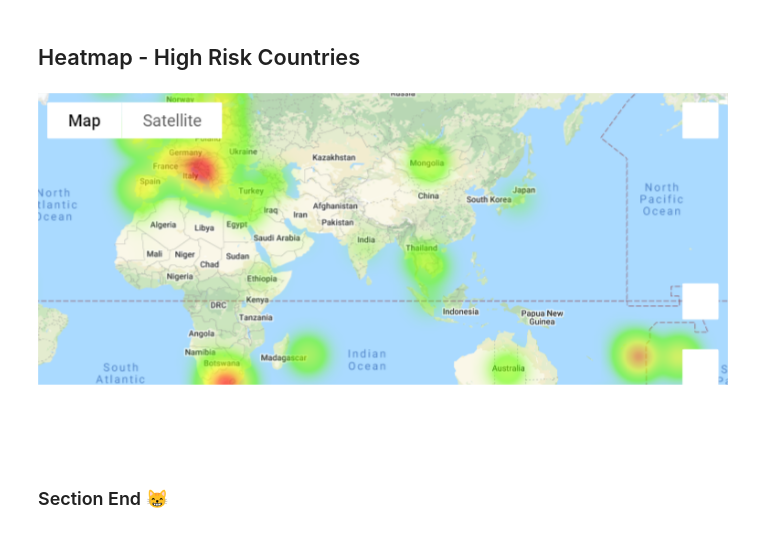
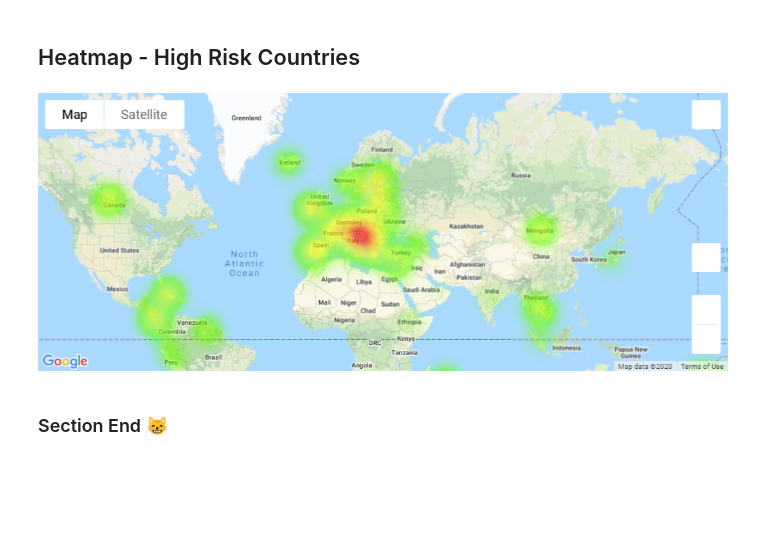
Before and after one commit to cyrusauyeungc/Project_01, a Jupyter notebook: notebooks/main_seranica.ipynb, the cells around one changed output. Saved outputs shown, nothing was run; the diff lists cells and outputs as text; code cells hidden in the pictures; blank space fills up the shorter version.

Commit message:
update
folders and some editing on output locations

```diff
--- a/notebooks/main_seranica.ipynb
+++ b/notebooks/main_seranica.ipynb
@@ -43,10 +43,10 @@ gmaps.configure(api_key="AIzaSyDFirb01sgmWov4AyZK4jbdXq8Tnb_TYwU")
 
 
 #Import .csv --- change to "input data"
-filepath = "data_raw/drink_driving_data.csv"
-file_2 = "data_raw/drink_driving_limit_cleaning.csv"
-file_3 = "data_raw/country_coords.csv"
-file_4 = "data_raw/world_bank_GNI_per_capita_years_2017_dollars.csv"
+filepath = "../data_raw/drink_driving_data.csv"
+file_2 = "../data_raw/drink_driving_limit_cleaning.csv"
+file_3 = "../data_raw/country_coords.csv"
+file_4 = "../data_raw/world_bank_GNI_per_capita_years_2017_dollars.csv"
 
 
 
@@ -381,24 +389,24 @@ plt.savefig("output_data/pie.png", bbox_inches="tight")
 # %%
 
 heatmap_df = pd.merge(coord_df, finished, on = "country")
 
 locations = heatmap_df[["latitude", "longitude"]].astype(float)
 
 fig = gmaps.figure(display_toolbar = False)
 
 heat_layer = gmaps.heatmap_layer(locations, weights=heatmap_df["deaths"],
                                 dissipating=False, max_intensity=100,
                                 point_radius = 10)
 fig.add_layer(heat_layer)
 
 fig
 
-i =Image(filename='output_data/map.png')
+i =Image(filename='../output_data/!_IMPORTANT_map.png')
 i
 
 
 #heatmap_df.to_csv("heatmap.csv")
 # %% [output]
-[figure, old version]
+[figure, new version]
 # %% [markdown]
 ### Section End 😸
```
Also changed, not shown: parts of 5 cells of this notebook, 29 other files.
